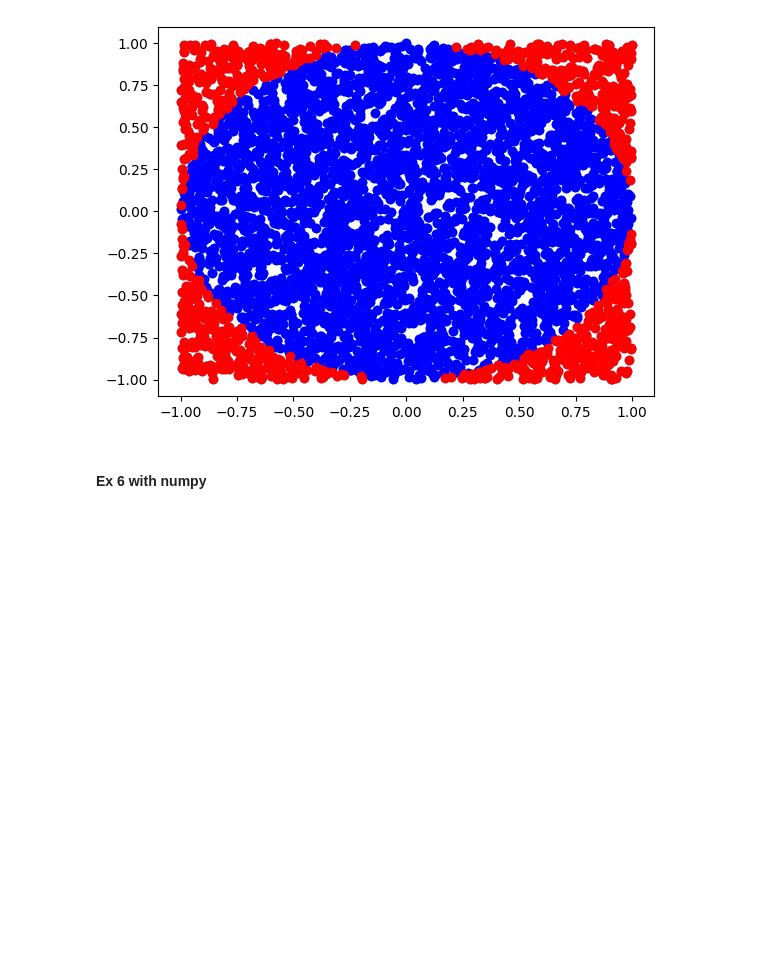
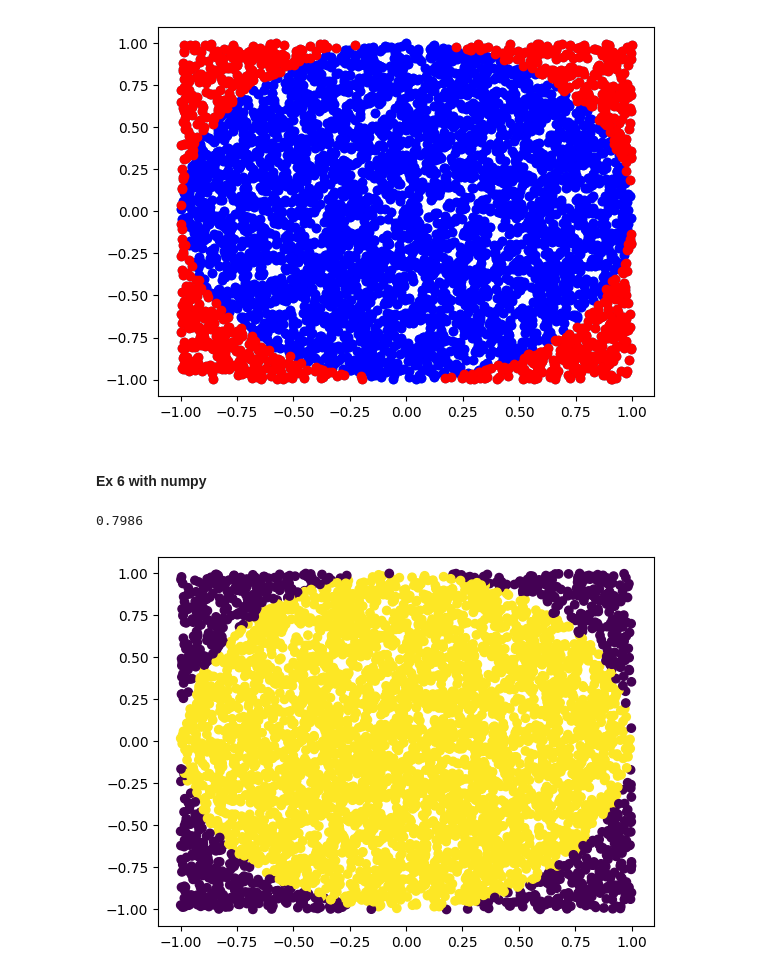
Before and after one commit to DorotaBjoorn/Python-Dorota-Bjoorn, a Jupyter notebook: Excercises/EX04_lists.ipynb, the cells around one changed output. Drawn from its saved outputs; the diff is of its cells as text; code cells hidden in the pictures; blank space fills up the shorter version.

```diff
--- a/Excercises/EX04_lists.ipynb
+++ b/Excercises/EX04_lists.ipynb
@@ -186,3 +186,19 @@ fraction
 [figure]
 # %% [markdown]
 #### Ex 6 with numpy
+# %%
+import numpy as np
+import matplotlib.pyplot as plt
+
+x = np.random.uniform(-1, 1, 5000)
+y = np.random.uniform(-1, 1, 5000)
+distance_array = np.sqrt(x**2+y**2) # skapar en array av distnaser, måste använda np.sqrt (math.sqrt funkar inte då den inte förväntar sig en array)
+label_array = distance_array <= 1 # skapar en array av True and False
+
+plt.scatter(x, y, c = label_array) # one color for True and one color for False in label_array
+
+fraction = np.count_nonzero(label_array == True)/len(label_array) #number of True i label_array / all label_arrey
+print(fraction)
+# %% [output]
+0.7986
+[figure, added]
```
